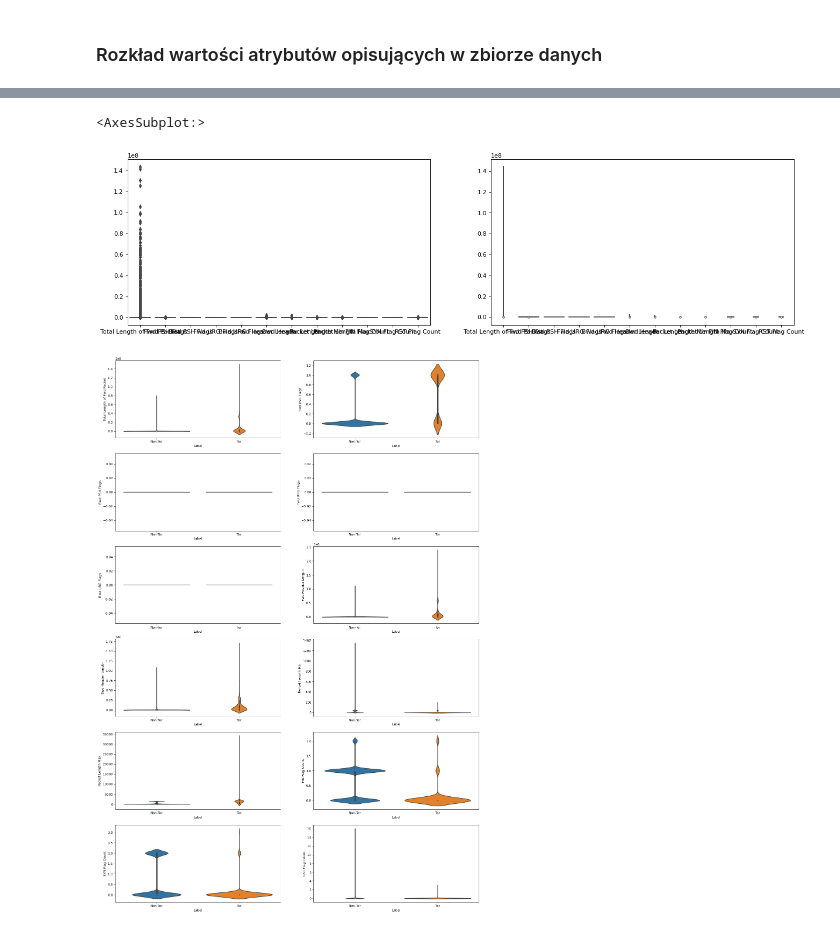
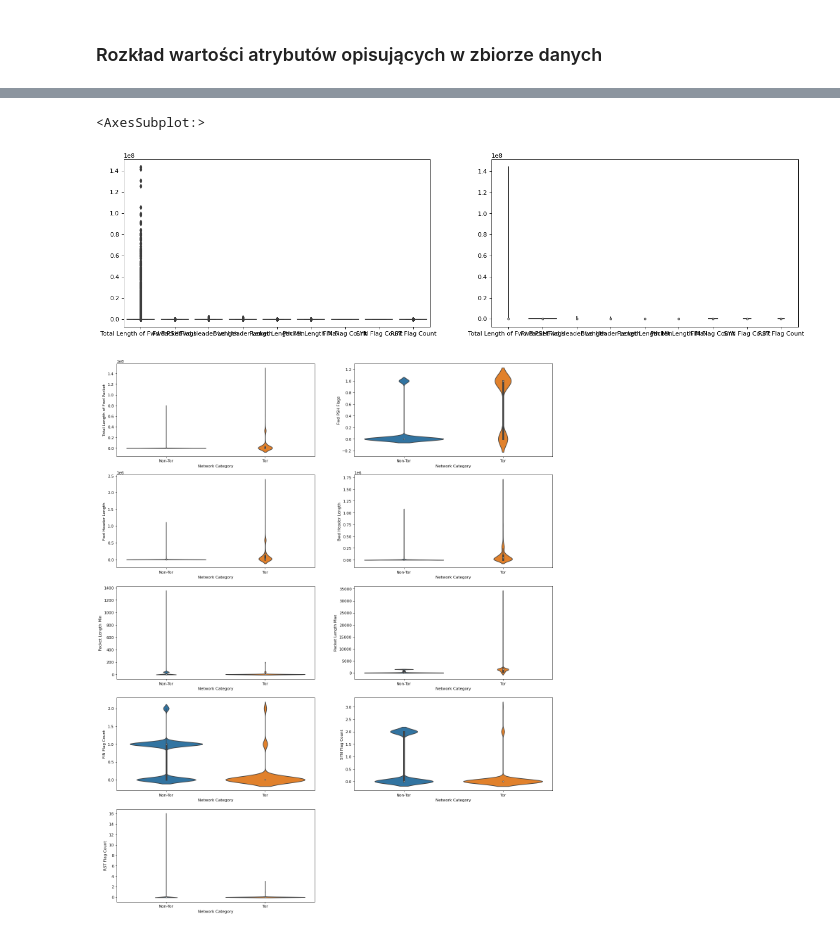
Before and after one commit to lamachan/PRiAD_projekt, a Jupyter notebook: PRiAD_projekt.ipynb, the cells around one changed output, grey strips where cells are left out. Drawn from its saved outputs; the diff is of its cells as text; code cells hidden in the pictures.

```diff
--- a/PRiAD_projekt.ipynb
+++ b/PRiAD_projekt.ipynb
@@ -16,9 +16,13 @@ import pandas as pd
 import seaborn as sns
 import matplotlib.pyplot as plt
 # %%
+# wczytanie i dopasowanie danych do wymagań projektowych
 cols_list = ['Total Length of Fwd Packet', 'Fwd PSH Flags', 'Bwd PSH Flags', 'Fwd URG Flags', 'Bwd URG Flags', 'Fwd Header Length', 'Bwd Header Length', 'Packet Length Min', 'Packet Length Max', 'FIN Flag Count', 'SYN Flag Count', 'RST Flag Count', 'Label', 'Label.1']
 df = pd.read_csv('Darknet.CSV', usecols=cols_list)
 df = df.loc[(df['Label'] == 'Tor') | (df['Label'] == 'Non-Tor')]
+df.loc[df['Label.1'] == 'AUDIO-STREAMING', 'Label.1'] = 'Audio-Streaming'
+df.loc[df['Label.1'] == 'File-transfer', 'Label.1'] = 'File-Transfer'
+df.rename(columns={'Label': 'Network Category', 'Label.1': 'Traffic Category'}, inplace=True)
 df.head()
 # %% [output]
 |  | Total Length of Fwd Packet | Fwd PSH Flags | Bwd PSH Flags | Fwd URG Flags | Bwd URG Flags | Fwd Header Length | ... |
@@ -89,0 +97,3 @@ Ich dokładny rozkład zostanie poddany analizie w dalszej części.
+# %%
+df.drop(columns=['Bwd PSH Flags', 'Fwd URG Flags', 'Bwd URG Flags'], inplace=True)
+df.info()
@@ -170,0 +245,5 @@ df.groupby('Label.1').mean()
+# %%
+atr = 'Total Length of Fwd Packet'
+plt.figure(figsize=(10, 7), dpi=80)
+sns.distplot(df.loc[df['Network Category'] == 'Tor', atr], label="Tor")
+sns.distplot(df.loc[df['Network Category'] == 'Non-Tor', atr], label="Non-Tor")
@@ -177,14 +271,14 @@ plt.subplot(1, 2, 2)
 sns.violinplot(data=df)
 # %% [output]
 <AxesSubplot:>
-[figure, old version]
+[figure, new version]
 # %%
 # nie wiem czy to ma sens TODO
 plt.figure(figsize=(20, 30), dpi=80)
 nr = 1
 for atr in df.columns[:-2]:
     plt.subplot(6, 2, nr)
     nr += 1
-    sns.violinplot(data=df, x='Label', y=atr)
+    sns.violinplot(data=df, x='Network Category', y=atr)
 # %% [output]
-[figure, old version]
+[figure, new version]
```
Also changed, not shown: parts of 21 cells of this notebook.
